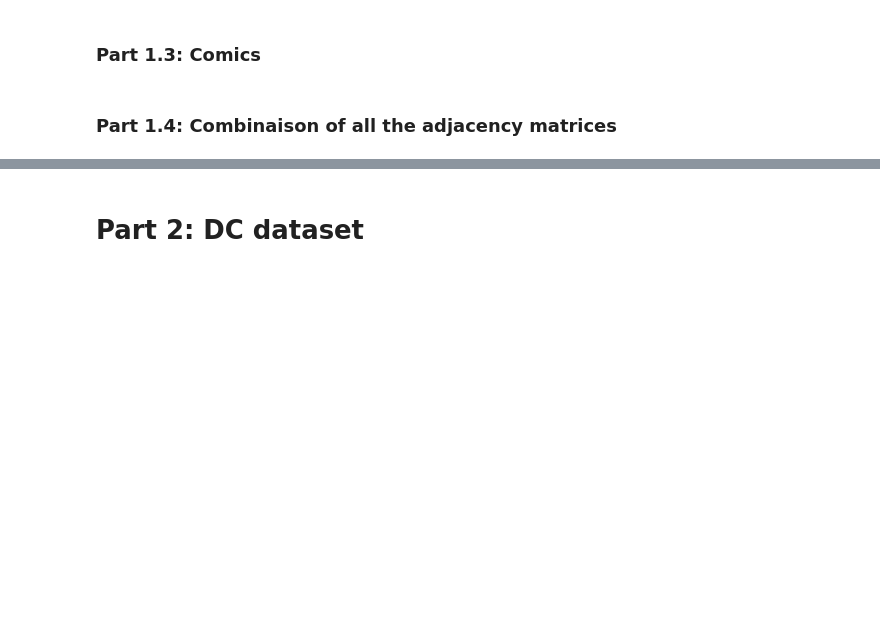
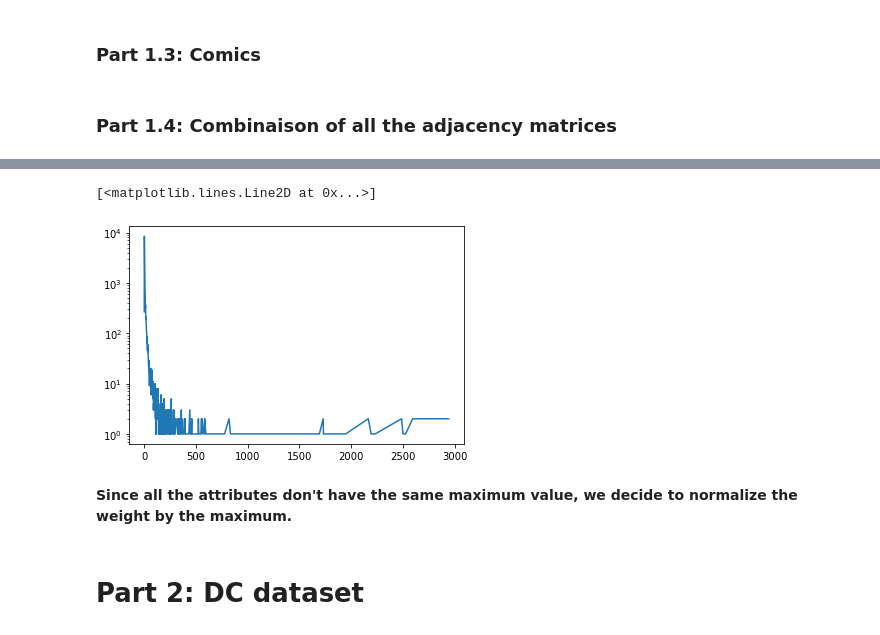
Before and after one commit to ahmedkooli/ntds_comics, a Jupyter notebook: adjacency_processing.ipynb, the cells around one changed output, grey strips where cells are left out. Cells and saved outputs as stored; diff of their text form; code cells hidden in the pictures; blank space fills up the shorter version.

```diff
--- a/adjacency_processing.ipynb
+++ b/adjacency_processing.ipynb
@@ -89,2 +110,15 @@ save_edge("marvel","comics","")
+# %%
+with open("data/adj_comics_marvel.txt", 'rb') as f:
+        adj_comics = pickle.load(f)
+np.fill_diagonal(adj_comics.values, 0)
+
+deg_comics = np.max(adj_comics[adj_comics.index])
+unique, counts = np.unique(deg_comics, return_counts=True)
+plt.semilogy(unique,counts)
+# %% [output]
+[<matplotlib.lines.Line2D at 0x...>]
+[figure, added]
+# %% [markdown]
+**Since all the attributes don't have the same maximum value, we decide to normalize the weight by the maximum.**
 # %%
 def save_tot_edges(universe, year):
```
Also changed, not shown: parts of 11 cells of this notebook, 1 other file.
